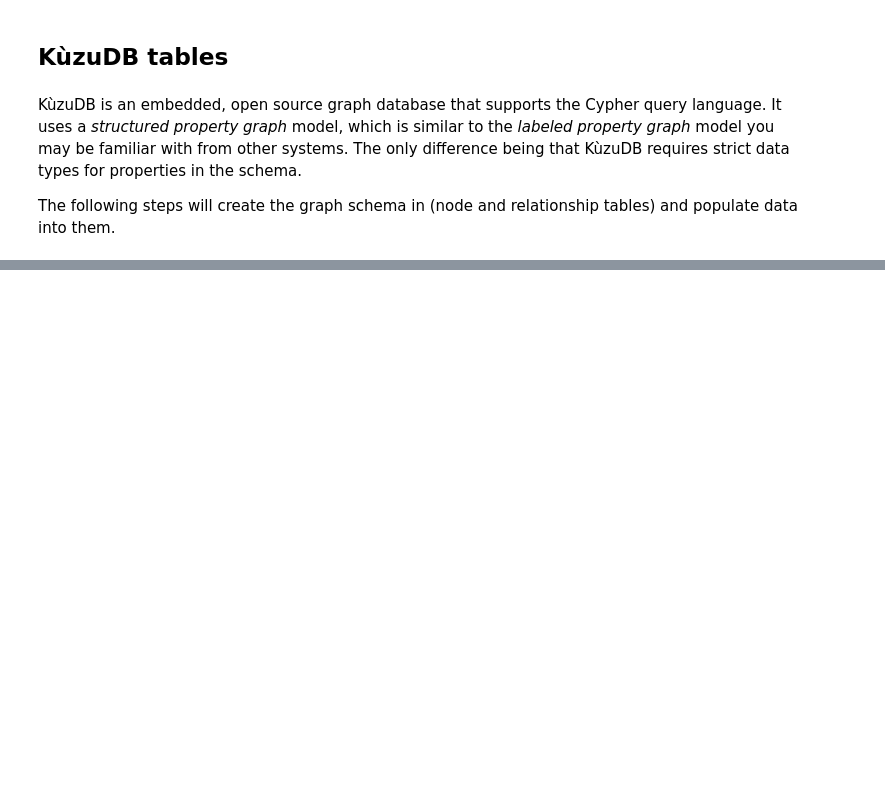
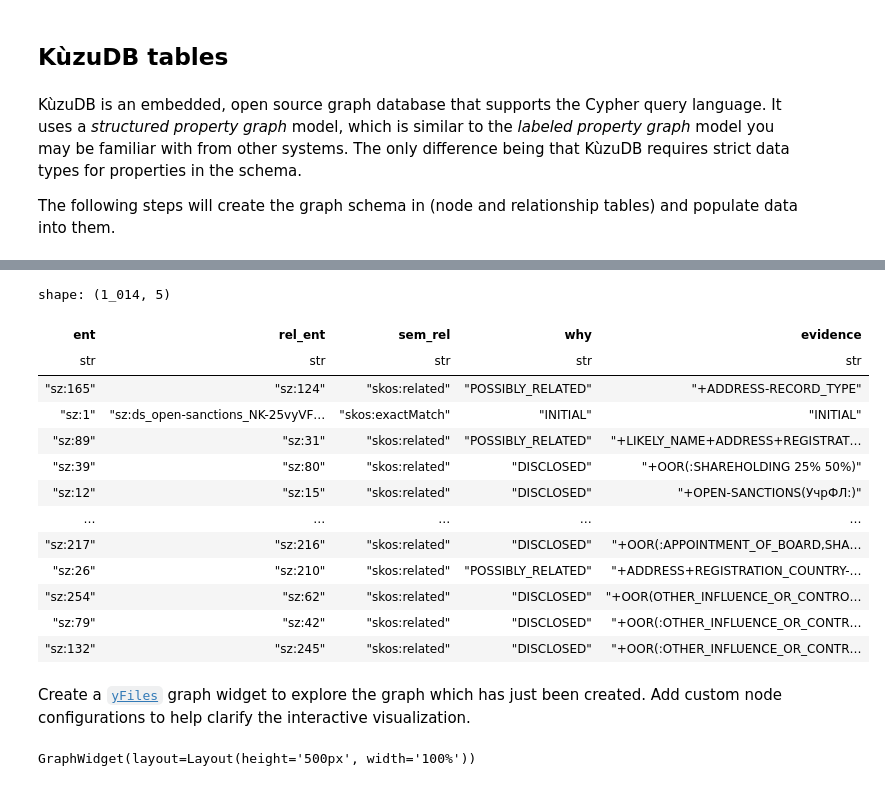
Before and after one commit to DerwenAI/cdl-2025-masterclass, a Jupyter notebook: 2.reform.ipynb, the cells around one changed output, grey strips where cells are left out. Cells and saved outputs as stored; diff of their text form; code cells hidden in the pictures; blank space fills up the shorter version.

```diff
--- a/2.reform.ipynb
+++ b/2.reform.ipynb
@@ -297,0 +294,17 @@ ModuleNotFoundError: No module named 'yfiles_jupyter_graphs_for_kuzu'
+# %%
+df_er_rel_nodes
+# %% [output]
+shape: (1_014, 5)
+| ent | rel_ent | sem_rel | why | evidence |
+| str | str | str | str | str |
+| "sz:165" | "sz:124" | "skos:related" | "POSSIBLY_RELATED" | "+ADDRESS-RECORD_TYPE" |
+| "sz:1" | "sz:ds_open-sanctions_NK-25vyVF… | "skos:exactMatch" | "INITIAL" | "INITIAL" |
+| "sz:89" | "sz:31" | "skos:related" | "POSSIBLY_RELATED" | "+LIKELY_NAME+ADDRESS+REGISTRAT… |
+| "sz:39" | "sz:80" | "skos:related" | "DISCLOSED" | "+OOR(:SHAREHOLDING 25% 50%)" |
+| "sz:12" | "sz:15" | "skos:related" | "DISCLOSED" | "+OPEN-SANCTIONS(УчрФЛ:)" |
+| … | … | … | … | … |
+| "sz:217" | "sz:216" | "skos:related" | "DISCLOSED" | "+OOR(:APPOINTMENT_OF_BOARD,SHA… |
+| "sz:26" | "sz:210" | "skos:related" | "POSSIBLY_RELATED" | "+ADDRESS+REGISTRATION_COUNTRY-… |
+| "sz:254" | "sz:62" | "skos:related" | "DISCLOSED" | "+OOR(OTHER_INFLUENCE_OR_CONTRO… |
+| "sz:79" | "sz:42" | "skos:related" | "DISCLOSED" | "+OOR(:OTHER_INFLUENCE_OR_CONTR… |
+| "sz:132" | "sz:245" | "skos:related" | "DISCLOSED" | "+OOR(:OTHER_INFLUENCE_OR_CONTR… |
@@ -297,0 +314,3 @@ ModuleNotFoundError: No module named 'yfiles_jupyter_graphs_for_kuzu'
+# %% [markdown]
+Create a [`yFiles`](https://www.yfiles.com/) graph widget to explore the graph which has just been created.
+Add custom node configurations to help clarify the interactive visualization.
@@ -297,0 +320,10 @@ ModuleNotFoundError: No module named 'yfiles_jupyter_graphs_for_kuzu'
+# %%
+g.show_cypher(
+    """
+    MATCH (a)-[b]->(c:Entity)-[d *1..4]->(e)
+    RETURN * LIMIT 200;
+    """,
+    layout = "circular"
+)
+# %% [output]
+GraphWidget(layout=Layout(height='500px', width='100%'))
```
Also changed, not shown: parts of 13 cells of this notebook, 3 other files.
